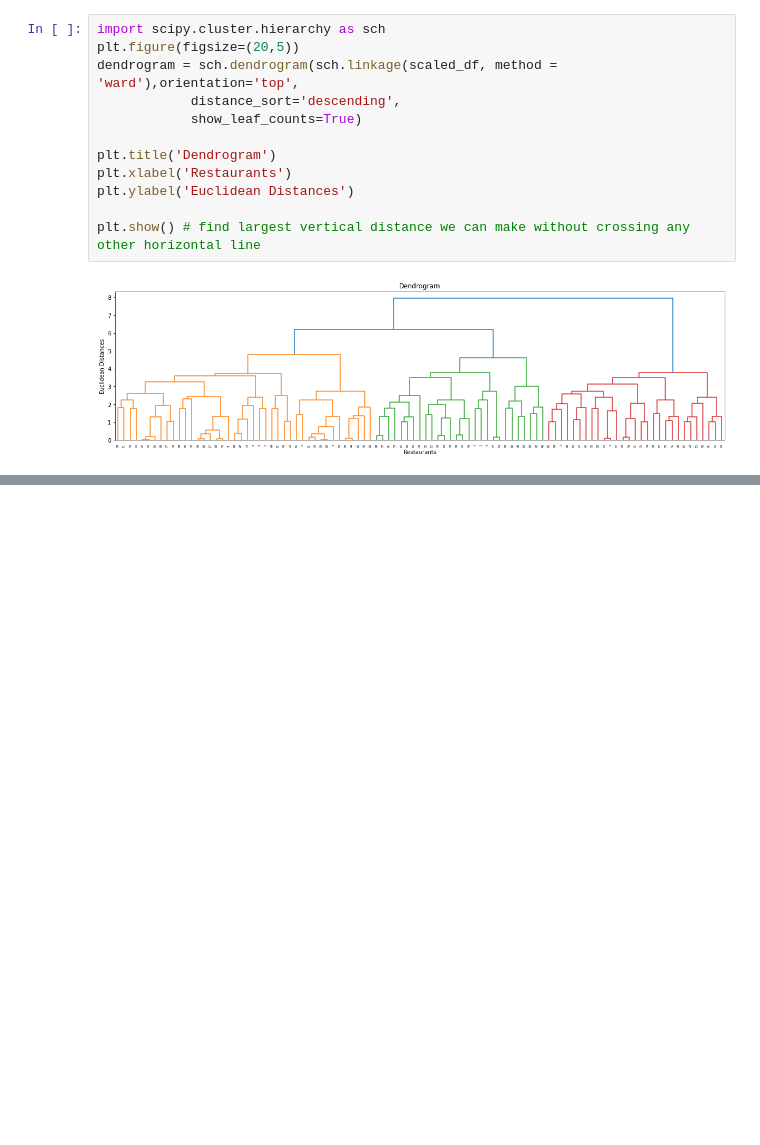
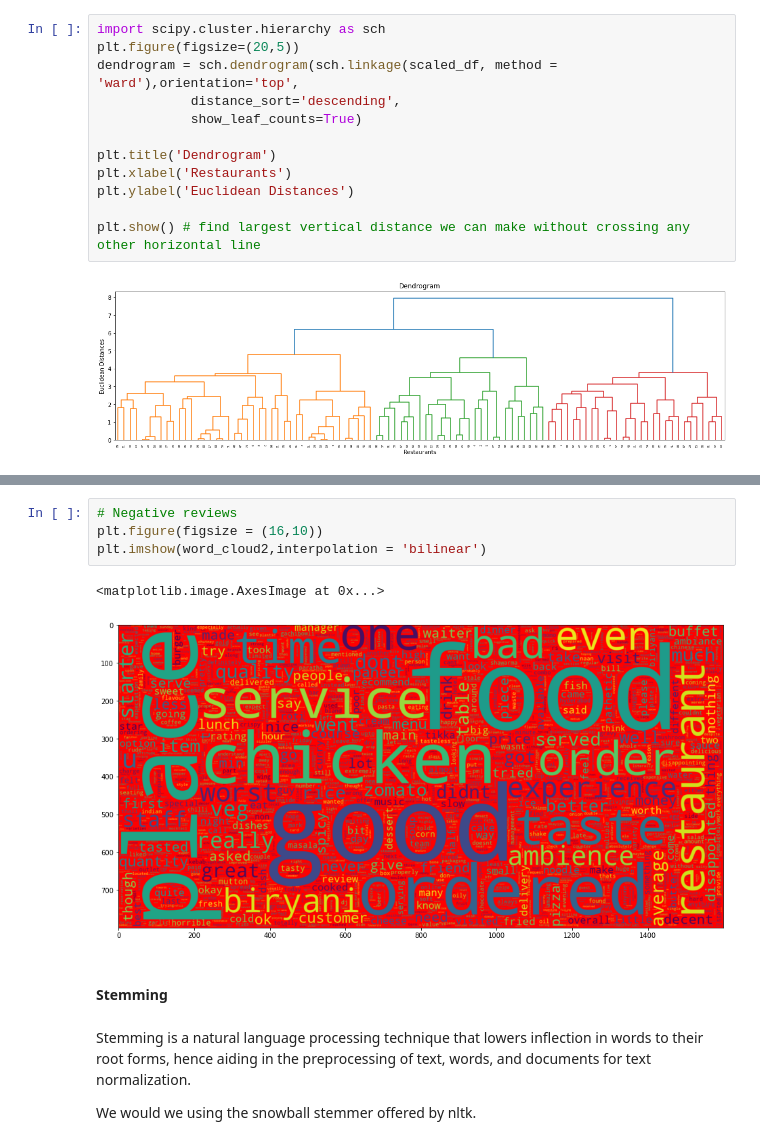
Before and after one commit to Srijan-Rai/Zomato-Restaurant-Clustering, a Jupyter notebook: ZOMATO_RESTAURANT_CLUSTERING_AND_SENTIMENT_ANALYSIS.ipynb, the cells around one changed output, grey strips where cells are left out. Cells and saved outputs as stored; diff of their text form; blank space fills up the shorter version.

```diff
--- a/ZOMATO_RESTAURANT_CLUSTERING_AND_SENTIMENT_ANALYSIS.ipynb
+++ b/ZOMATO_RESTAURANT_CLUSTERING_AND_SENTIMENT_ANALYSIS.ipynb
@@ -770,0 +904,13 @@ plt.show() # find largest vertical distance we can make without crossing any oth
+# %%
+# Negative reviews
+plt.figure(figsize = (16,10))
+plt.imshow(word_cloud2,interpolation = 'bilinear')
+# %% [output]
+<matplotlib.image.AxesImage at 0x...>
+[figure, added]
+# %% [markdown]
+#### Stemming
+# %% [markdown]
+Stemming is a natural language processing technique that lowers inflection in words to their root forms, hence aiding in the preprocessing of text, words, and documents for text normalization.
+
+We would we using the snowball stemmer offered by nltk.
```
Also changed, not shown: parts of 57 cells of this notebook.
